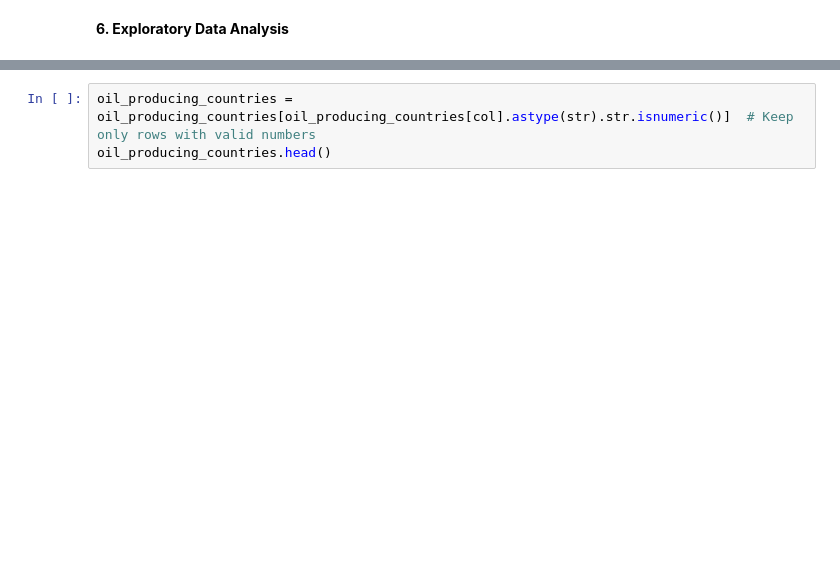
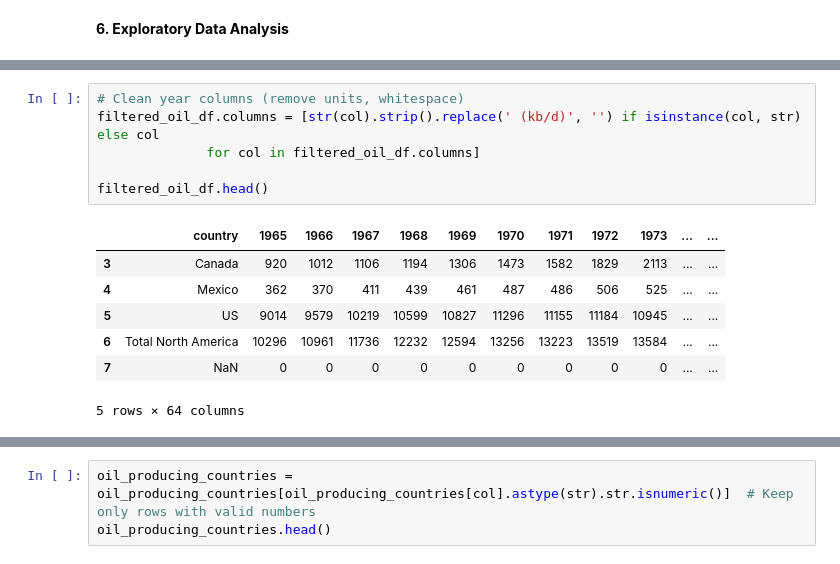
Before and after one commit to EMuritu/Geopolitical_Risk_Index, a Jupyter notebook: Geopolitical_Risk_Index.ipynb, the cells around one changed output, grey strips where cells are left out. Drawn from its saved outputs; the diff is of its cells as text; blank space fills up the shorter version.

```diff
--- a/Geopolitical_Risk_Index.ipynb
+++ b/Geopolitical_Risk_Index.ipynb
@@ -314,0 +390,14 @@ oil_producing_countries.columns.to_list()
+# %%
+# Clean year columns (remove units, whitespace)
+filtered_oil_df.columns = [str(col).strip().replace(' (kb/d)', '') if isinstance(col, str) else col
+              for col in filtered_oil_df.columns]
+
+filtered_oil_df.head()
+# %% [output]
+|  | country | 1965 | 1966 | 1967 | 1968 | 1969 | 1970 | 1971 | 1972 | 1973 | ... | ... |
+| 3 | Canada | 920 | 1012 | 1106 | 1194 | 1306 | 1473 | 1582 | 1829 | 2113 | ... | ... |
+| 4 | Mexico | 362 | 370 | 411 | 439 | 461 | 487 | 486 | 506 | 525 | ... | ... |
+| 5 | US | 9014 | 9579 | 10219 | 10599 | 10827 | 11296 | 11155 | 11184 | 10945 | ... | ... |
+| 6 | Total North America | 10296 | 10961 | 11736 | 12232 | 12594 | 13256 | 13223 | 13519 | 13584 | ... | ... |
+| 7 | NaN | 0 | 0 | 0 | 0 | 0 | 0 | 0 | 0 | 0 | ... | ... |
+5 rows × 64 columns
```
Also changed, not shown: parts of 20 cells of this notebook.
